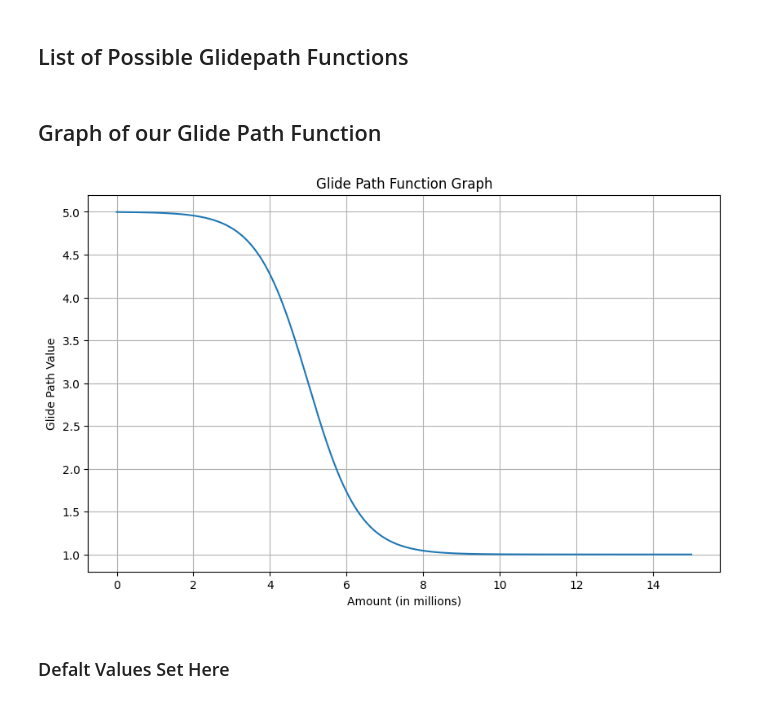
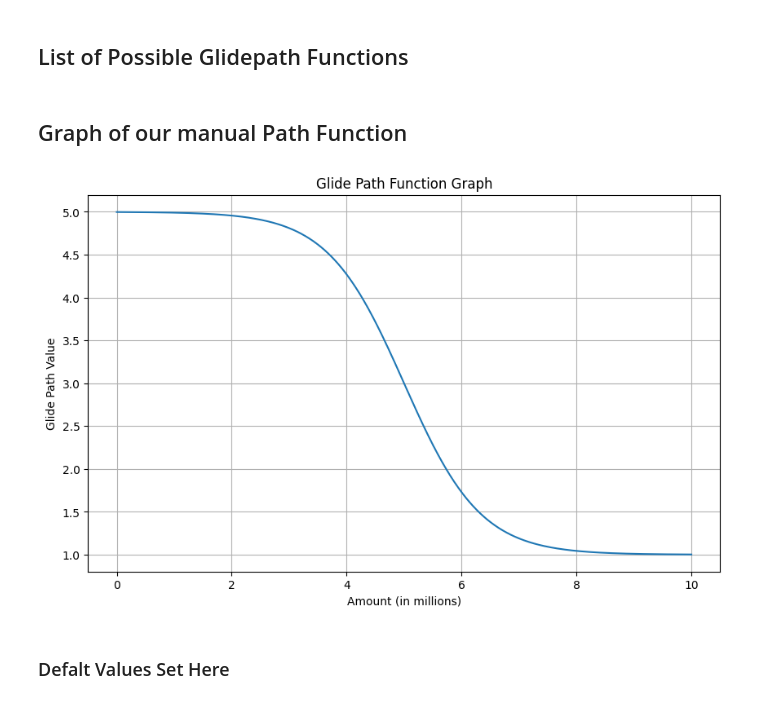
Before and after one commit to alanzhang25/personal-finance, a Jupyter notebook: ideal_leverage_calculator.ipynb, the cells around one changed output. Cells and saved outputs as stored; diff of their text form; code cells hidden in the pictures.

```diff
--- a/ideal_leverage_calculator.ipynb
+++ b/ideal_leverage_calculator.ipynb
@@ -179,24 +179,24 @@ def constant_leverage (amount, lev=5):
     return lev
 # %% [markdown]
-## Graph of our Glide Path Function
+## Graph of our manual Path Function
 # %%
-amounts = np.linspace(0, 15000000, 1000)  # From 0 to 8,000,000
+amounts = np.linspace(0, 10000000, 1000)  # From 0 to 8,000,000
 glide_path_values = [sigmoid_glide_path(amount) for amount in amounts]
 
 # Plotting
 plt.figure(figsize=(10, 6))
 plt.plot(amounts, glide_path_values, label='Glide Path')
 
 scale_factor = 1e6
 ticks = ticker.FuncFormatter(lambda x, pos: '{0:g}'.format(x/scale_factor))
 plt.gca().xaxis.set_major_formatter(ticks)
 plt.title('Glide Path Function Graph')
 plt.xlabel('Amount (in millions)')
 plt.ylabel('Glide Path Value')
 plt.grid(True)
 plt.show()
 # %% [output]
-[figure, old version]
+[figure, new version]
 # %% [markdown]
 ### Defalt Values Set Here
 # %%
```
Also changed, not shown: parts of 20 cells of this notebook, 1 other file.
